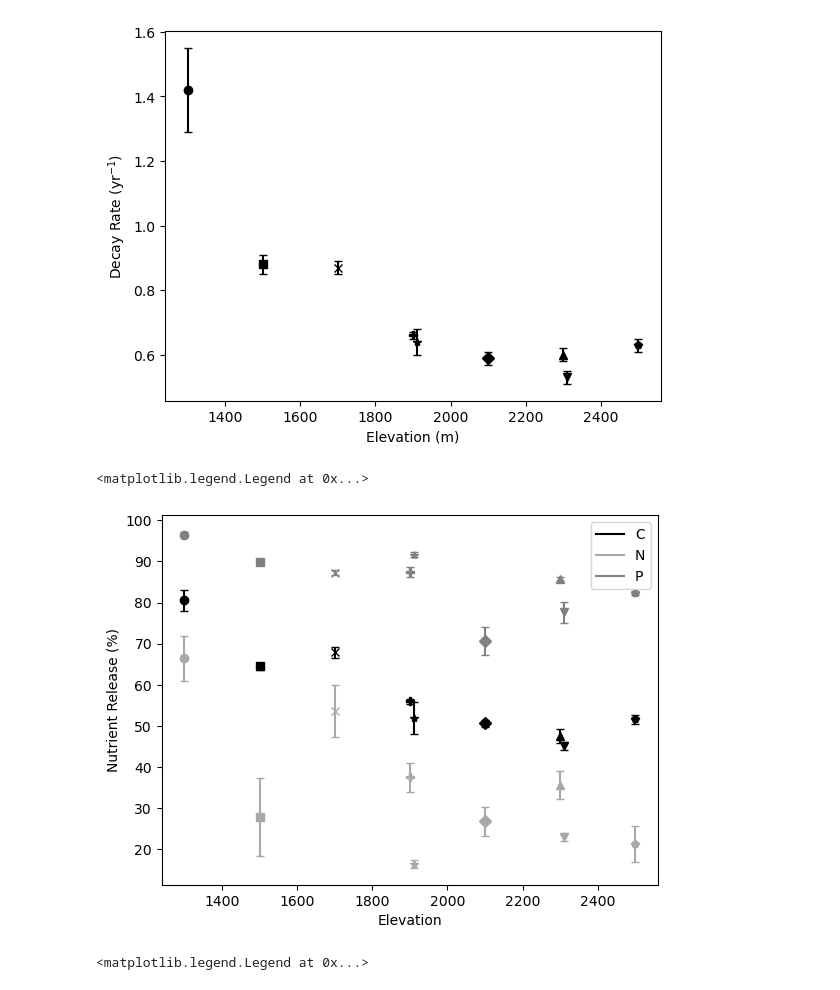
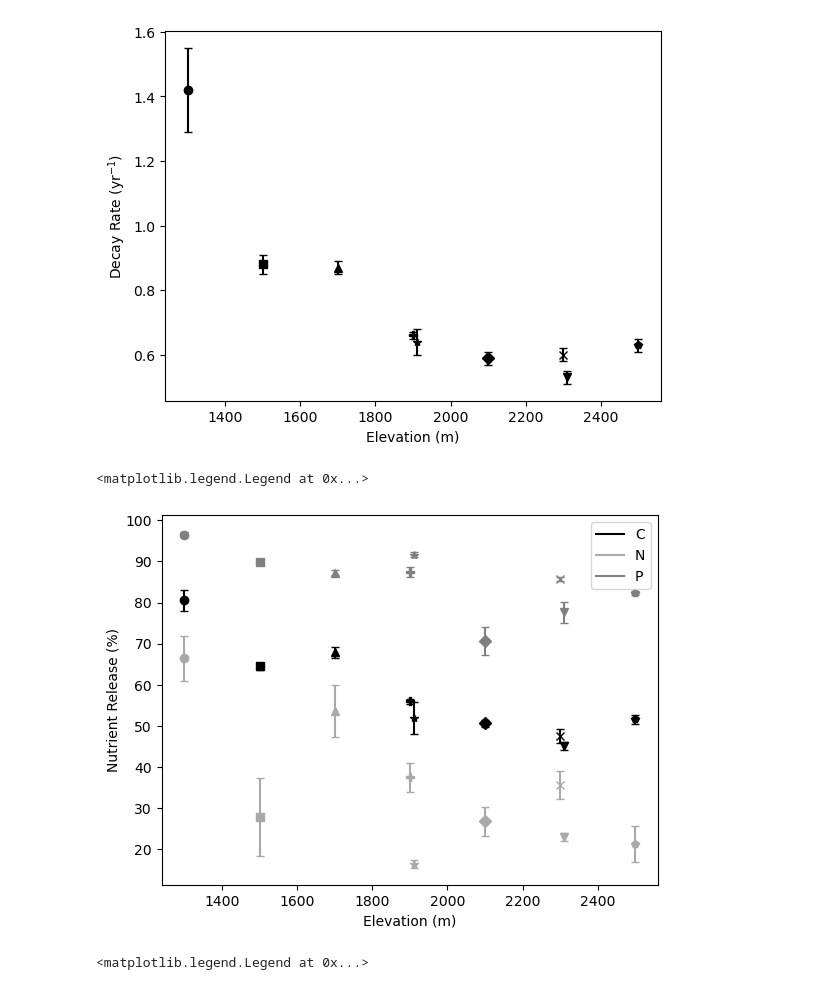
Before and after one commit to skip-skip/BiogeochemFin, a Jupyter notebook: Final.ipynb, the cells around one changed output. Cells and saved outputs as stored; diff of their text form; code cells hidden in the pictures.

```diff
--- a/Final.ipynb
+++ b/Final.ipynb
@@ -161,32 +165,31 @@ Text(0, 0.5, 'Decay Rate (yr$^{-1}$)')
 [figure]
 # %%
 # FINAL NUTRIENT LEVELS as PERCENT RELEASED
-markers = ('o','s','x','P','*','D','^','v','p')
 
 fix,ax = plt.subplots()
 leg_el = []
 leg_name=[]
 
 elev_prev = -1
 for index, row in df.iterrows():
     if elev_prev == row['elevation']:
         row['elevation'] += 10
     ax.errorbar(row['elevation'], row['C Release'],yerr=row['C rel std. err'],capsize=3, color='black', marker=markers[index])
     ax.errorbar(row['elevation'], row['N Release'],yerr=row['N rel std. err'],capsize=3, color='darkgray', marker=markers[index])
     ax.errorbar(row['elevation'], row['P Release'],yerr=row['P rel std. err'],capsize=3, color='gray', marker=markers[index])
     elev_prev = row['elevation']
 ax.set_xlabel('Elevation (m)')
 ax.set_ylabel('Nutrient Release (%)')
 leg_el.append(Line2D([0],[0],color='black'))
 leg_el.append(Line2D([0],[0],color='darkgray'))
 leg_el.append(Line2D([0],[0],color='gray'))
 leg_name.append('C')
 leg_name.append('N')
 leg_name.append('P')
 ax.legend(leg_el, leg_name)
 # %% [output]
 <matplotlib.legend.Legend at 0x...>
-[figure, old version]
+[figure, new version]
 # %%
 # NOT USED IN DELIVERABLE
 # FINAL NUTRIENT LEVELS as INITIAL*RELEASE
```
Also changed, not shown: parts of 2 cells of this notebook.
